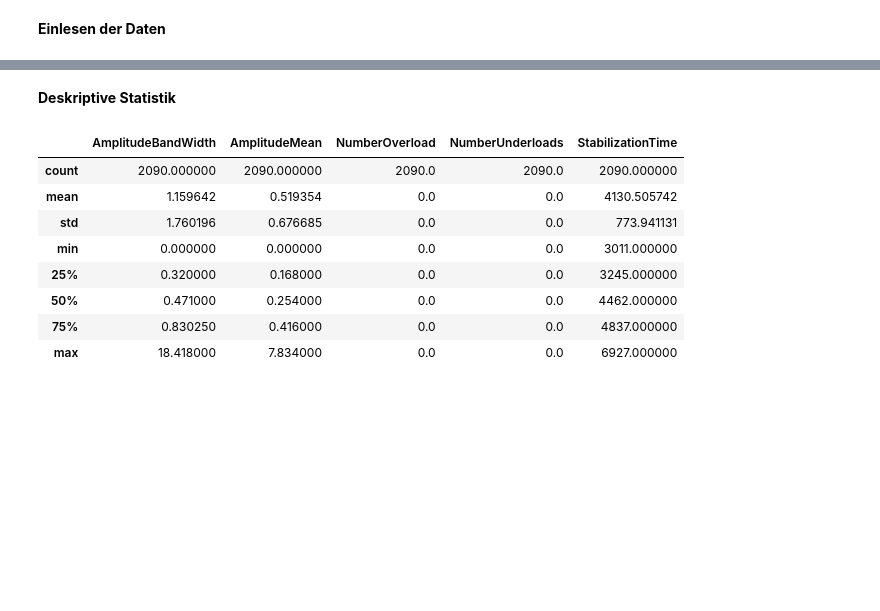
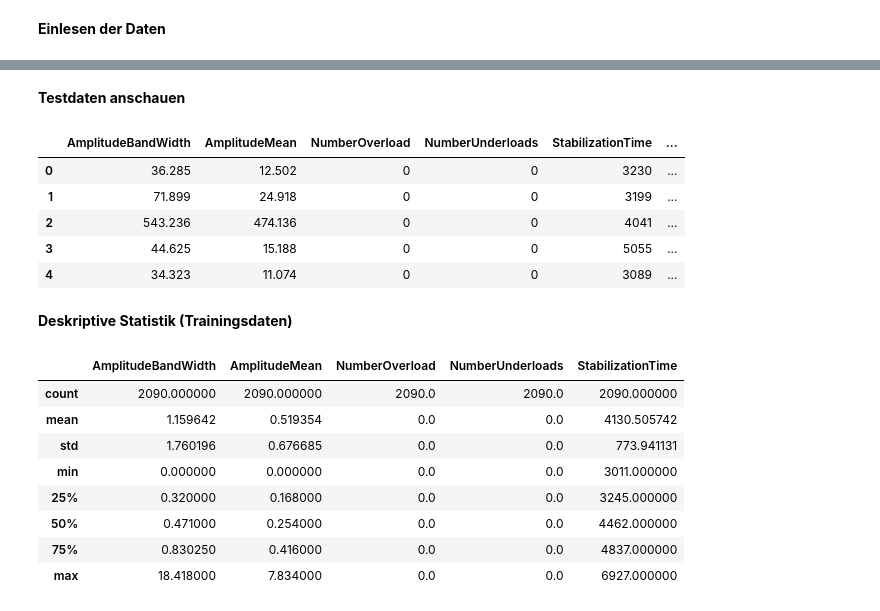
Before and after one commit to betatim/schulung-maschinendaten-sinnvoll-nutzen, a Jupyter notebook: IsolationTree.ipynb, the cells around one changed output, grey strips where cells are left out. Cells and saved outputs as stored; diff of their text form; code cells hidden in the pictures; blank space fills up the shorter version.

```diff
--- a/IsolationTree.ipynb
+++ b/IsolationTree.ipynb
@@ -12,5 +19,16 @@ del df_test["Time"]
+# %% [markdown]
+**Testdaten anschauen**
+# %%
+df_test.head()
+# %% [output]
+|  | AmplitudeBandWidth | AmplitudeMean | NumberOverload | NumberUnderloads | StabilizationTime | ... |
+| 0 | 36.285 | 12.502 | 0 | 0 | 3230 | ... |
+| 1 | 71.899 | 24.918 | 0 | 0 | 3199 | ... |
+| 2 | 543.236 | 474.136 | 0 | 0 | 4041 | ... |
+| 3 | 44.625 | 15.188 | 0 | 0 | 5055 | ... |
+| 4 | 34.323 | 11.074 | 0 | 0 | 3089 | ... |
 # %% [markdown]
-**Deskriptive Statistik**
+**Deskriptive Statistik (Trainingsdaten)**
 # %%
 df.describe()
 # %% [output]
```
Also changed, not shown: parts of 24 cells of this notebook.
